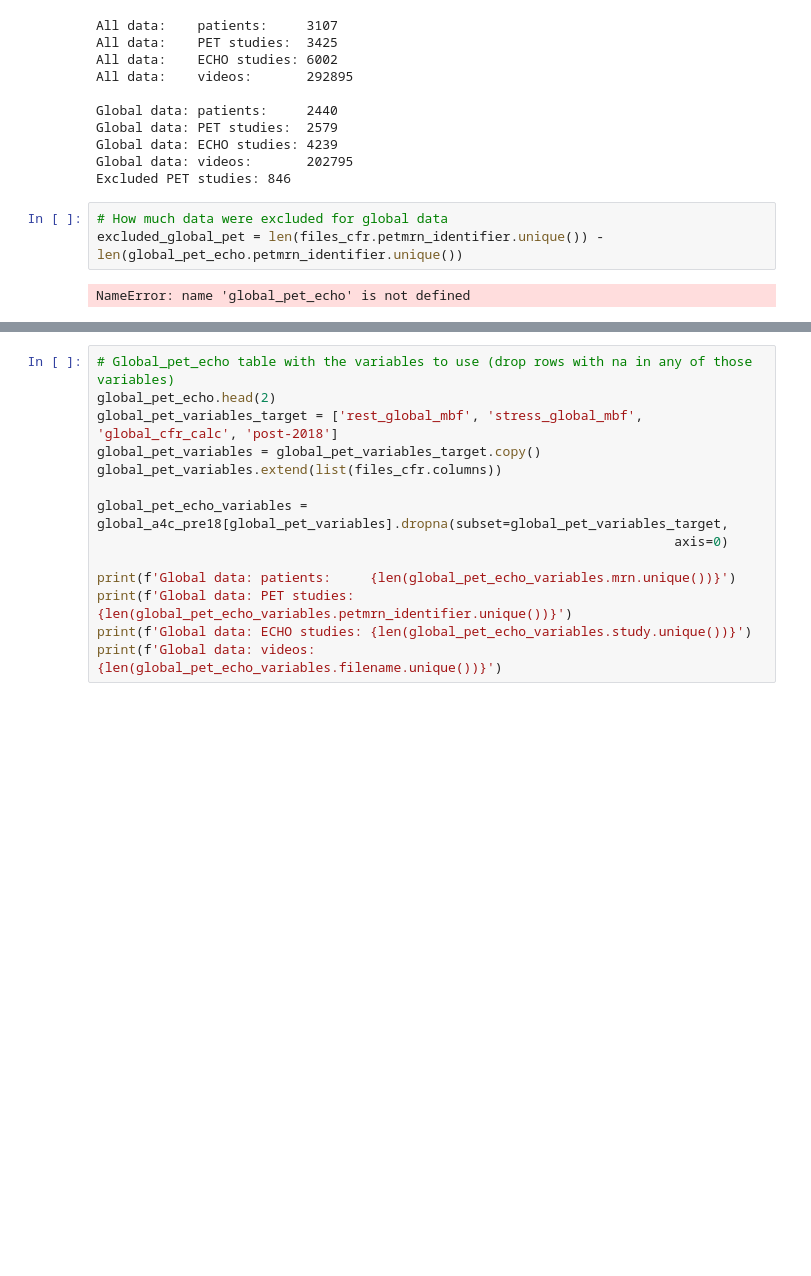
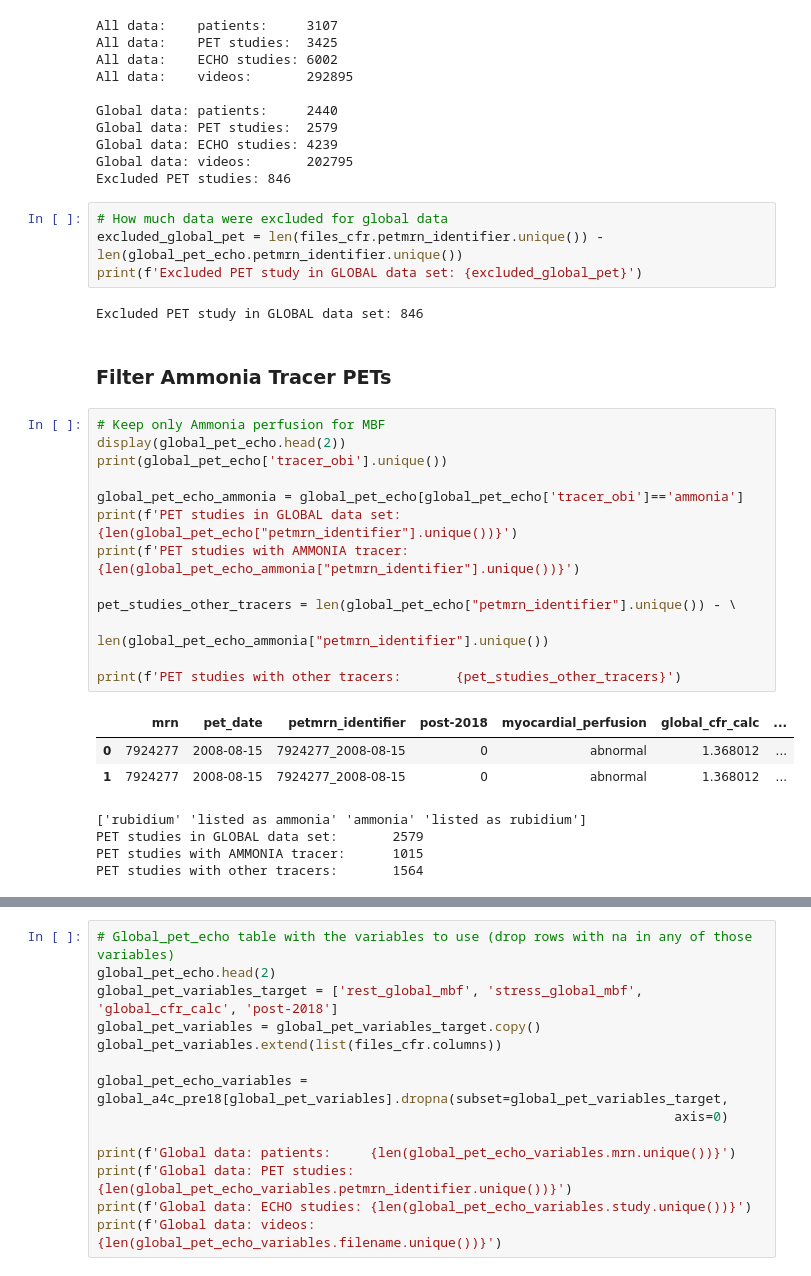
Before and after one commit to awerdich/werdich-cfr, a Jupyter notebook: notebooks/cfr_consort_data.ipynb, the cells around one changed output, grey strips where cells are left out. Drawn from its saved outputs; the diff is of its cells as text; blank space fills up the shorter version.

```diff
--- a/notebooks/cfr_consort_data.ipynb
+++ b/notebooks/cfr_consort_data.ipynb
@@ -185,7 +194,31 @@ Excluded PET studies: 846
 # %%
 # How much data were excluded for global data
 excluded_global_pet = len(files_cfr.petmrn_identifier.unique()) - len(global_pet_echo.petmrn_identifier.unique())
+print(f'Excluded PET study in GLOBAL data set: {excluded_global_pet}')
 # %% [output]
-NameError: name 'global_pet_echo' is not defined
+Excluded PET study in GLOBAL data set: 846
+# %% [markdown]
+### Filter Ammonia Tracer PETs ###
+# %%
+# Keep only Ammonia perfusion for MBF
+display(global_pet_echo.head(2))
+print(global_pet_echo['tracer_obi'].unique())
+
+global_pet_echo_ammonia = global_pet_echo[global_pet_echo['tracer_obi']=='ammonia']
+print(f'PET studies in GLOBAL data set:       {len(global_pet_echo["petmrn_identifier"].unique())}')
+print(f'PET studies with AMMONIA tracer:      {len(global_pet_echo_ammonia["petmrn_identifier"].unique())}')
+
+pet_studies_other_tracers = len(global_pet_echo["petmrn_identifier"].unique()) - \
+                            len(global_pet_echo_ammonia["petmrn_identifier"].unique())
+
+print(f'PET studies with other tracers:       {pet_studies_other_tracers}')
+# %% [output]
+|  | mrn | pet_date | petmrn_identifier | post-2018 | myocardial_perfusion | global_cfr_calc | ... |
+| 0 | 7924277 | 2008-08-15 | 7924277_2008-08-15 | 0 | abnormal | 1.368012 | ... |
+| 1 | 7924277 | 2008-08-15 | 7924277_2008-08-15 | 0 | abnormal | 1.368012 | ... |
+['rubidium' 'listed as ammonia' 'ammonia' 'listed as rubidium']
+PET studies in GLOBAL data set:       2579
+PET studies with AMMONIA tracer:      1015
+PET studies with other tracers:       1564
 # %%
 # Find out which echo studies do not have a4c views
```
Also changed, not shown: parts of 13 cells of this notebook.
